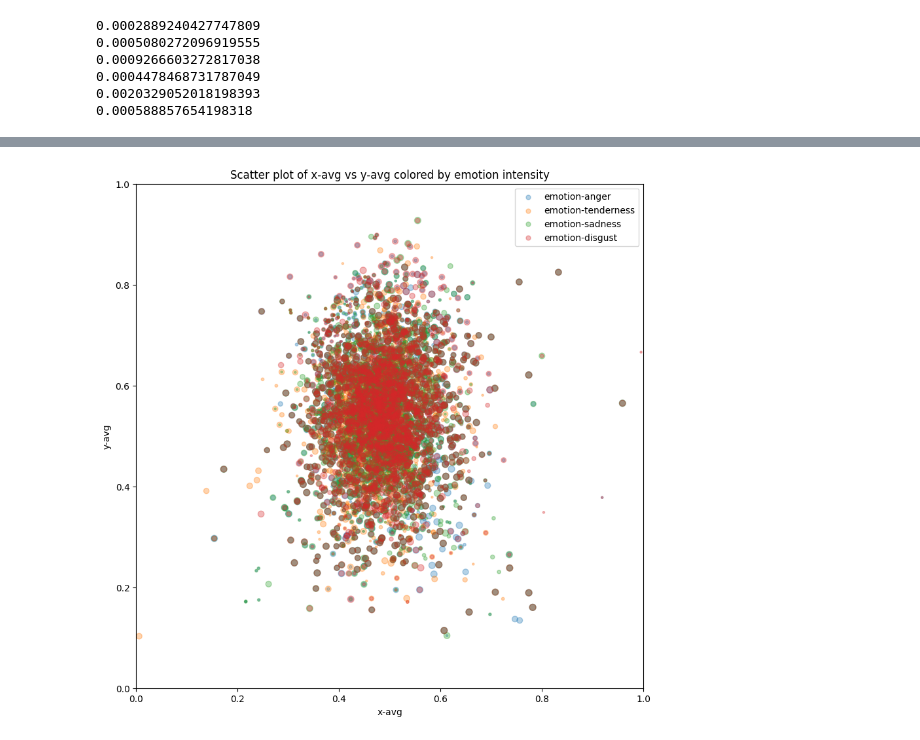
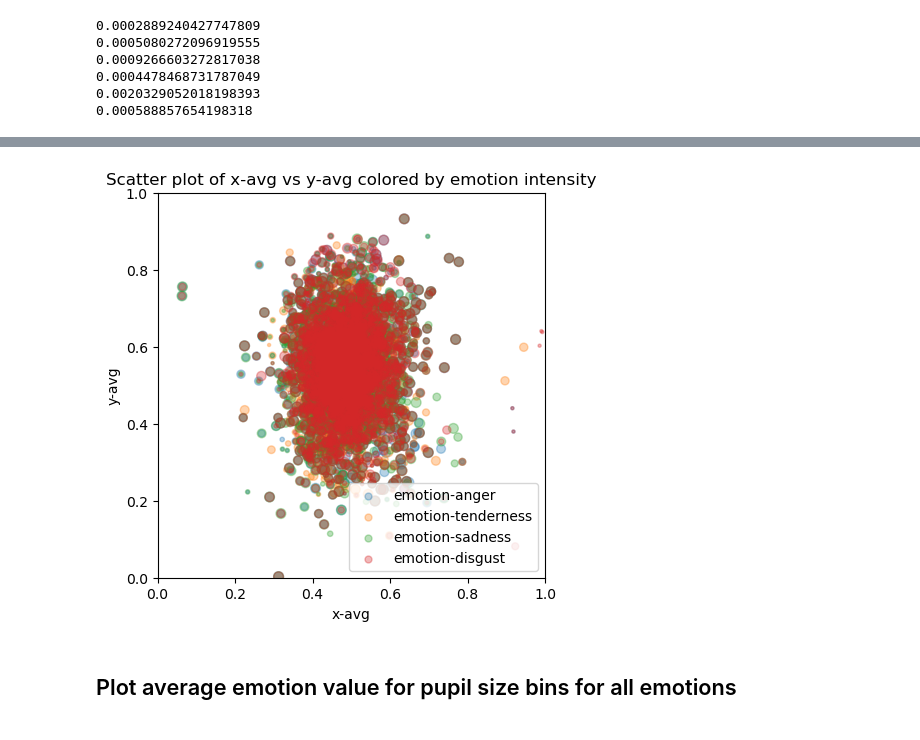
Before and after one commit to Space0code/GFM-for-eyetracker, a Jupyter notebook: src/data/EDA_eSEEd_v2.ipynb, the cells around one changed output, grey strips where cells are left out. Drawn from its saved outputs; the diff is of its cells as text; code cells hidden in the pictures.

```diff
--- a/src/data/EDA_eSEEd_v2.ipynb
+++ b/src/data/EDA_eSEEd_v2.ipynb
@@ -63,7 +70,7 @@ print(emotion_cols)
 signals = ["x-avg", "y-avg", "pupil-size-right-avg", "pupil-size-left-avg"]
 for signal in signals:
     for tresh in [5]:
-        plt.figure(figsize=(10, 5))
+        plt.figure(figsize=(5, 2))
         for emotion in emotion_cols:
             data = df.loc[df[emotion] > tresh, signal]
             min_val = data.min()
@@ -77,7 +84,7 @@ for signal in signals:
         plt.title(f"Distribution of {signal}\nMin: {min_val:.2f}, Max: {max_val:.2f}")
         plt.xlabel(signal)
         plt.ylabel("Frequency")
-        plt.legend()
+        plt.legend(loc='lower right')
         plt.show()
 # %% [output]
 ['emotion-anger', 'emotion-tenderness', 'emotion-sadness', 'emotion-disgust']
@@ -88,20 +98,22 @@ for signal in signals:
 # %%
 # scatter plot: each emotion is its own color, size according to intensity, x,y coordinates determined by "x-avg" and "y-avg"
 emotion_cols = [col for col in df.columns if "emotion" in col]
 # random sample to speed up plotting
 df_temp = df.sample(n=5000, random_state=111)
-plt.figure(figsize=(10, 10))
+plt.figure(figsize=(5, 5))
 for emotion in emotion_cols:
     plt.scatter(df_temp["x-avg"], df_temp["y-avg"], s=df_temp[emotion]*5, alpha=0.33, label=emotion)
 plt.title(f"Scatter plot of x-avg vs y-avg colored by emotion intensity")
 plt.xlabel("x-avg")
 plt.ylabel("y-avg")
 plt.xlim(0, 1)
 plt.ylim(0, 1)
 plt.legend()
 plt.show()
 # %% [output]
-[figure, old version]
+[figure, new version]
+# %% [markdown]
+## Plot average emotion value for pupil size bins for all emotions
 # %%
 # plot average emotion value for pupil size bins for all emotions
 # with shifted centers (side by side)
```
Also changed, not shown: parts of 16 cells of this notebook.
